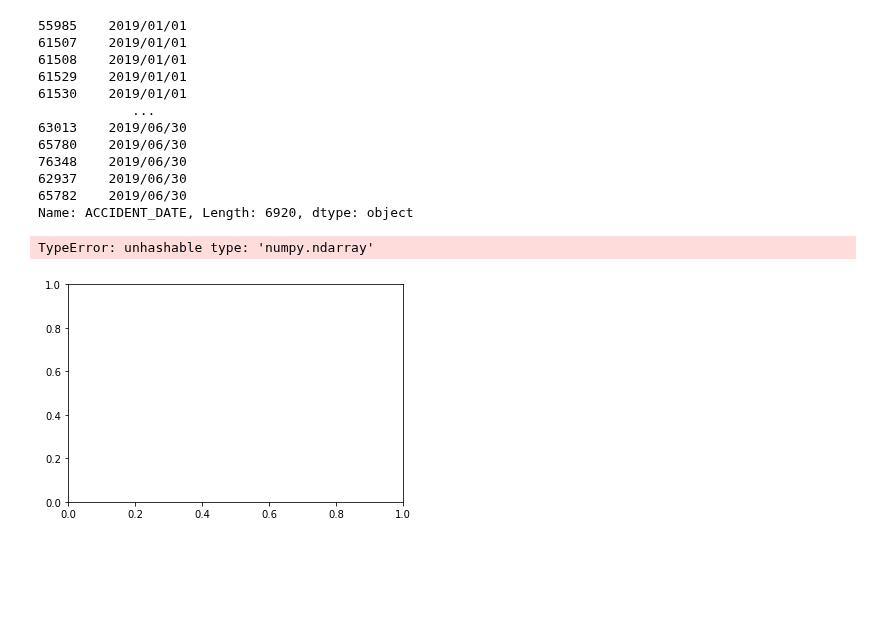
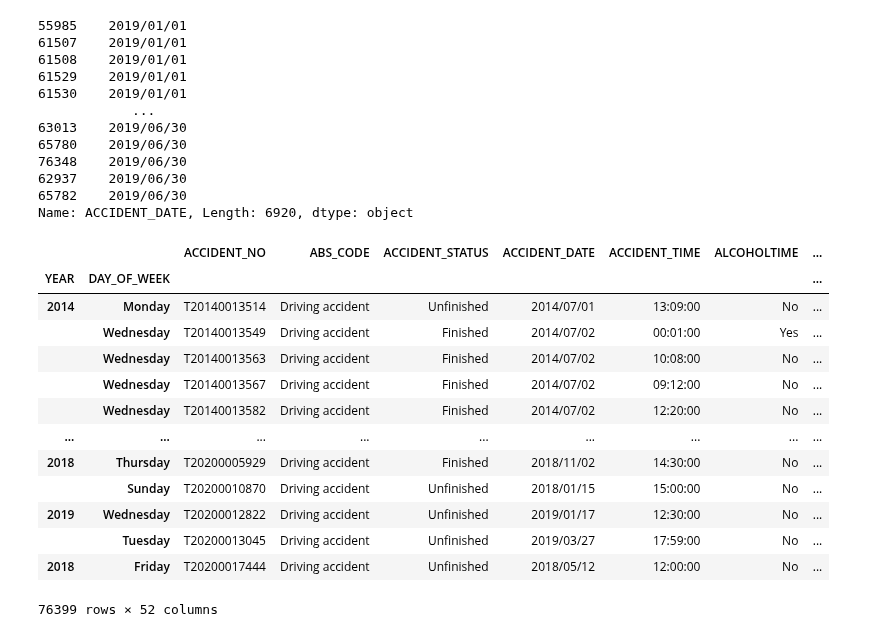
Before and after one commit to MarcusKorea/Crashes_in_Victoria, a Jupyter notebook: weekdays.ipynb, the cells around one changed output. Drawn from its saved outputs; the diff is of its cells as text; code cells hidden in the pictures; blank space fills up the shorter version.

```diff
--- a/weekdays.ipynb
+++ b/weekdays.ipynb
@@ -141,9 +141,20 @@ crashes[crashes["YEAR"] == "2019"]["ACCIDENT_DATE"].sort_values()
 65782    2019/06/30
 Name: ACCIDENT_DATE, Length: 6920, dtype: object
 # %%
-mulitindex_crashes = crashes.set_index(['DAY_OF_WEEK','YEAR'])
+mulitindex_crashes = crashes.set_index(['YEAR','DAY_OF_WEEK'])
+mulitindex_crashes
+# %% [output]
+|  |  | ACCIDENT_NO | ABS_CODE | ACCIDENT_STATUS | ACCIDENT_DATE | ACCIDENT_TIME | ALCOHOLTIME | ... |
+| YEAR | DAY_OF_WEEK |  |  |  |  |  |  | ... |
+| 2014 | Monday | T20140013514 | Driving accident | Unfinished | 2014/07/01 | 13:09:00 | No | ... |
+|  | Wednesday | T20140013549 | Driving accident | Finished | 2014/07/02 | 00:01:00 | Yes | ... |
+|  | Wednesday | T20140013563 | Driving accident | Finished | 2014/07/02 | 10:08:00 | No | ... |
+|  | Wednesday | T20140013567 | Driving accident | Finished | 2014/07/02 | 09:12:00 | No | ... |
+|  | Wednesday | T20140013582 | Driving accident | Finished | 2014/07/02 | 12:20:00 | No | ... |
+| ... | ... | ... | ... | ... | ... | ... | ... | ... |
+| 2018 | Thursday | T20200005929 | Driving accident | Finished | 2018/11/02 | 14:30:00 | No | ... |
+|  | Sunday | T20200010870 | Driving accident | Unfinished | 2018/01/15 | 15:00:00 | No | ... |
+| 2019 | Wednesday | T20200012822 | Driving accident | Unfinished | 2019/01/17 | 12:30:00 | No | ... |
+|  | Tuesday | T20200013045 | Driving accident | Unfinished | 2019/03/27 | 17:59:00 | No | ... |
+| 2018 | Friday | T20200017444 | Driving accident | Unfinished | 2018/05/12 | 12:00:00 | No | ... |
+76399 rows × 52 columns
-# %%
-plt.bar(mulitindex_crashes,accidents_per_year)
-# %% [output]
-TypeError: unhashable type: 'numpy.ndarray'
-[figure, removed]
```
Also changed, not shown: 3 other files.
